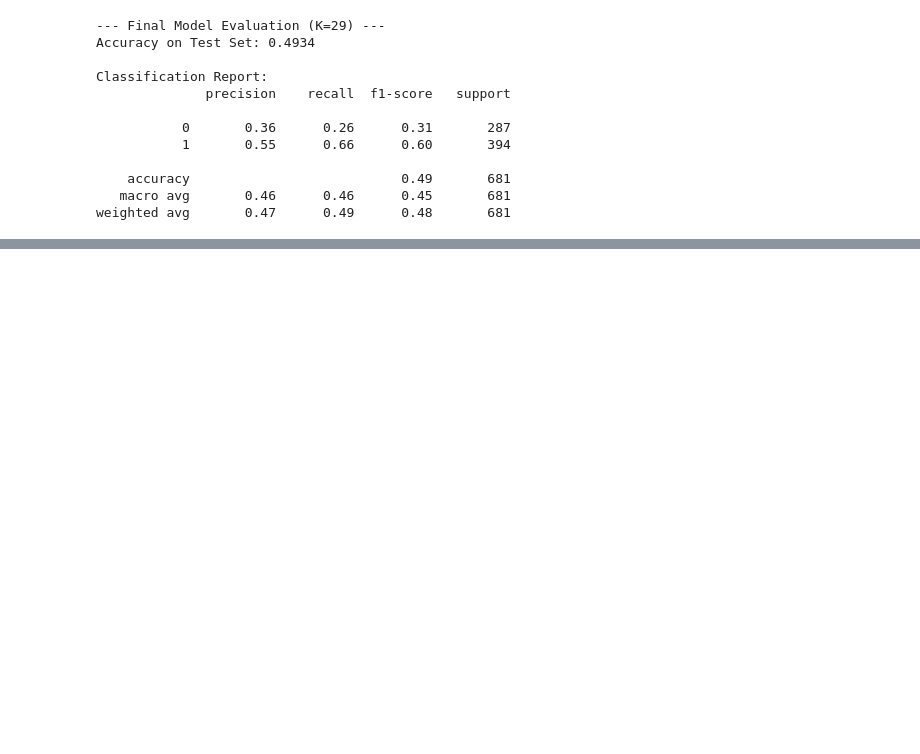
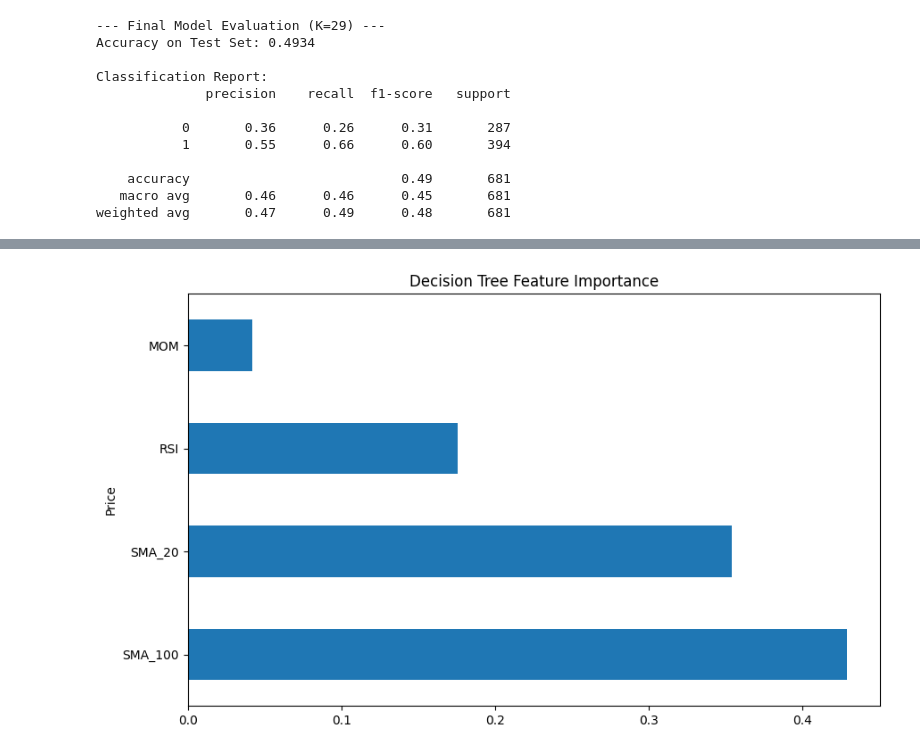
Before and after one commit to kevlord997/ML_Algorithmic_Trading_Projects, a Jupyter notebook: ML_Trading_L1_Data_Prep.ipynb, the cells around one changed output, grey strips where cells are left out. Saved outputs shown, nothing was run; the diff lists cells and outputs as text; code cells hidden in the pictures; blank space fills up the shorter version.

```diff
--- a/ML_Trading_L1_Data_Prep.ipynb
+++ b/ML_Trading_L1_Data_Prep.ipynb
@@ -335,3 +318,18 @@ Classification Report:
     accuracy                           0.49       681
    macro avg       0.46      0.46      0.45       681
 weighted avg       0.47      0.49      0.48       681
+# %%
+from sklearn.tree import DecisionTreeClassifier
+
+# Re-use the data split from Lesson 3 (X_train, Y_train, X_test, Y_test)
+# Note: Decision Trees are not sensitive to scaling, so we use the unscaled X data.
+
+# Initialize the Decision Tree Model
+# We set a max depth to prevent severe overfitting for now
+dt_model = DecisionTreeClassifier(max_depth=5, random_state=42)
+
+# Train the model
+dt_model.fit(X_train, Y_train)
+
+# Make predictions
+dt_Y_pred = dt_model.predict(X_test)
@@ -337,0 +361,11 @@ weighted avg       0.47      0.49      0.48       681
+# %%
+# Get the feature importance scores
+import pandas as pd
+feature_importances = pd.Series(dt_model.feature_importances_, index=X_train.columns)
+
+# Plot the results
+plt.figure(figsize=(10, 6))
+feature_importances.nlargest(10).plot(kind='barh', title='Decision Tree Feature Importance')
+plt.show()
+# %% [output]
+[figure, added]
```
Also changed, not shown: parts of 8 cells of this notebook.
